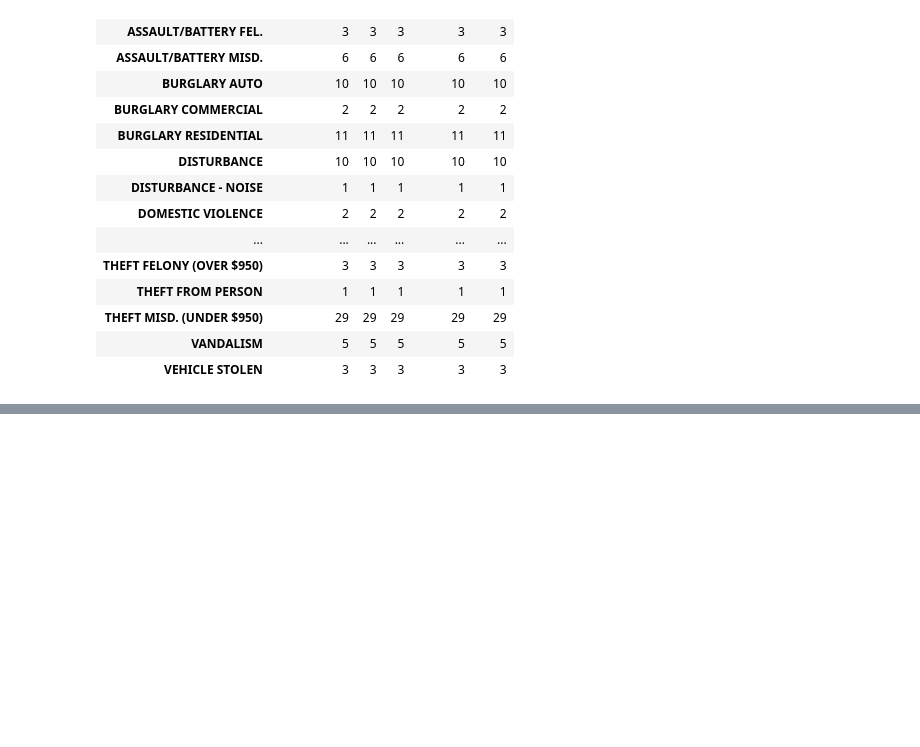
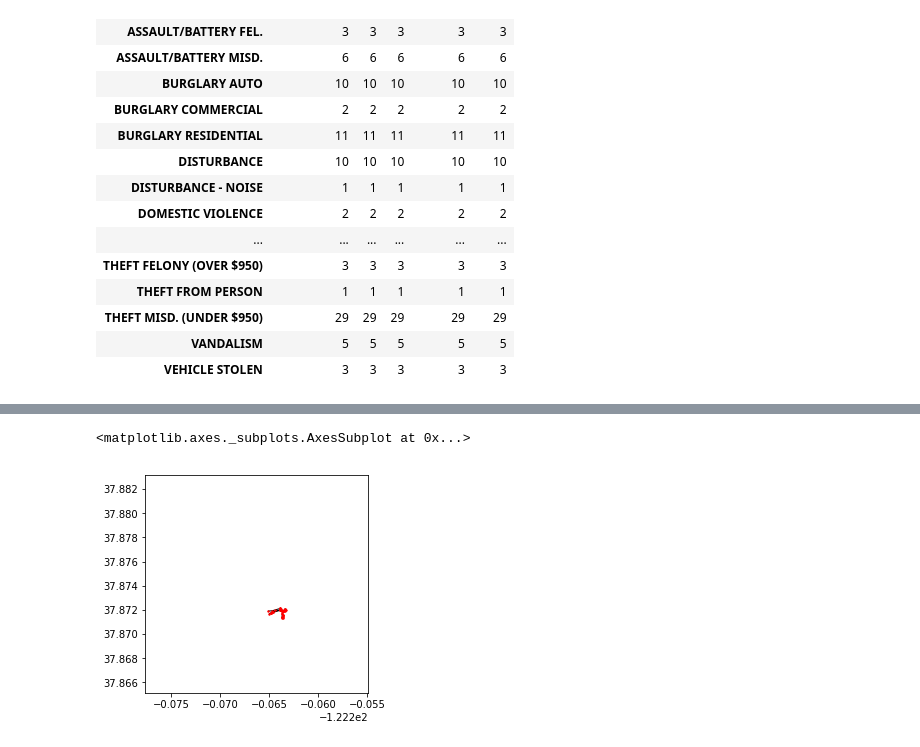
Before and after one commit to ritvik-iyer/Cal-Crime, a Jupyter notebook: Anav_Notebook.ipynb, the cells around one changed output, grey strips where cells are left out. Saved outputs shown, nothing was run; the diff lists cells and outputs as text; code cells hidden in the pictures; blank space fills up the shorter version.

```diff
--- a/Anav_Notebook.ipynb
+++ b/Anav_Notebook.ipynb
@@ -123,0 +204,5 @@ def distance_weight(p1, p2s):
+# %%
+og.draw_graph(graph=rad)
+# %% [output]
+<matplotlib.axes._subplots.AxesSubplot at 0x...>
+[figure, added]
```
Also changed, not shown: parts of 17 cells of this notebook.
